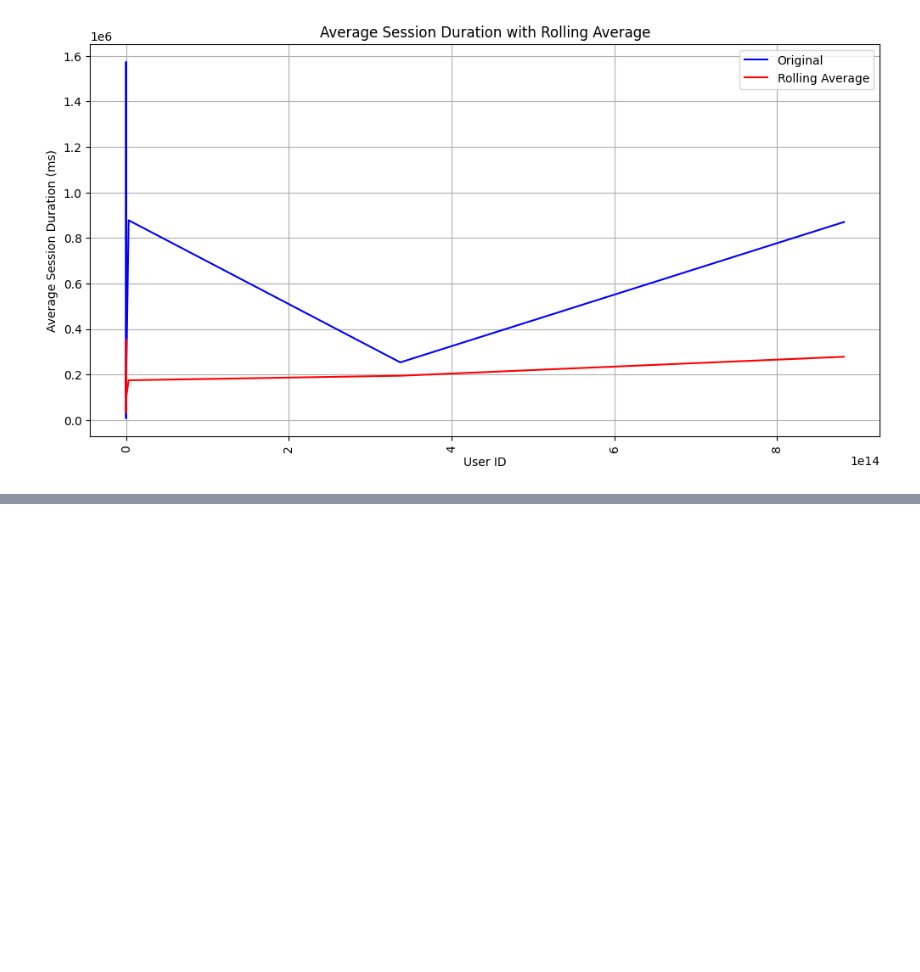
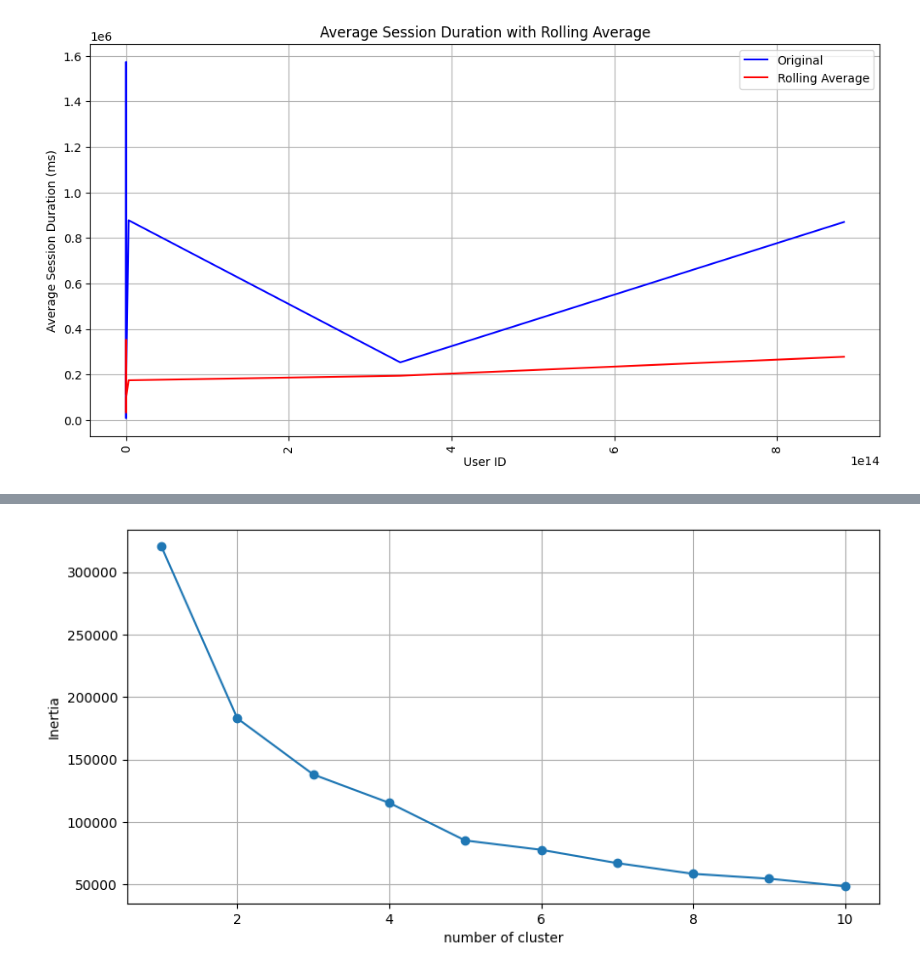
Before and after one commit to davekindea/tenx, a Jupyter notebook: week2/noatbooks/task2.ipynb, the cells around one changed output, grey strips where cells are left out. Saved outputs shown, nothing was run; the diff lists cells and outputs as text; code cells hidden in the pictures; blank space fills up the shorter version.

```diff
--- a/week2/noatbooks/task2.ipynb
+++ b/week2/noatbooks/task2.ipynb
@@ -247,0 +334,10 @@ plt.show()
+# %%
+from sklearn.preprocessing import StandardScaler
+from sklearn.cluster import KMeans
+scaler=StandardScaler()
+# %%
+
+engagement_metrics[["sessions_frequency_t", "average_session_duration_t", "total_session_duration_t", "total_traffic_t"]] = scaler.fit_transform(
+    engagement_metrics[["sessions_frequency", "average_session_duration", "total_session_duration", "total_traffic"]]
+)
+engagement_metrics
@@ -247,0 +359,19 @@ plt.show()
+# %%
+def optimise_k_means(data,max_k):
+    mean=[]
+    inertias=[]
+    for k in range(1,max_k):
+        kmeans_model = KMeans(n_clusters=k)
+        kmeans_model.fit(data)
+        mean.append(k)
+        inertias.append(kmeans_model.inertia_)
+    fig=plt.subplots(figsize=(10,5))
+    plt.plot(mean,inertias,"o-")
+    plt.xlabel("number of cluster")
+    plt.ylabel("Inertia")
+    plt.grid(True)
+    plt.show()
+# %%
+optimise_k_means(engagement_metrics[["sessions_frequency_t","total_session_duration_t", "total_traffic_t"]],11)
+# %% [output]
+[figure, added]
```
Also changed, not shown: parts of 29 cells of this notebook.
